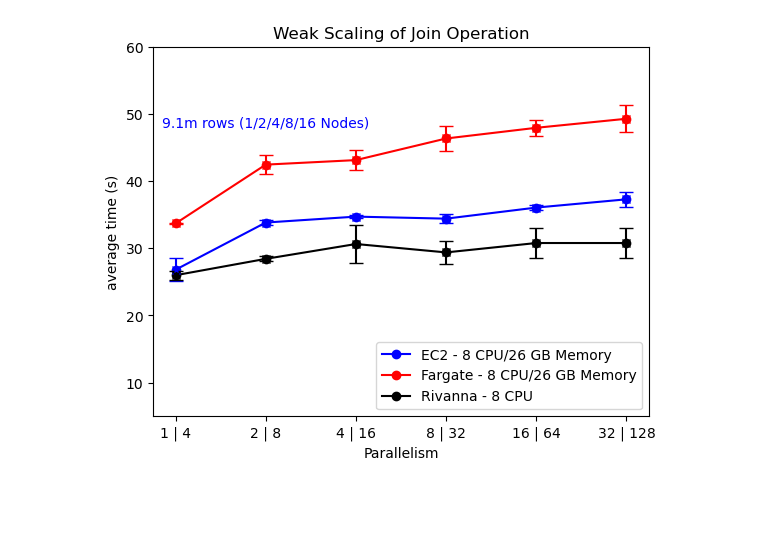
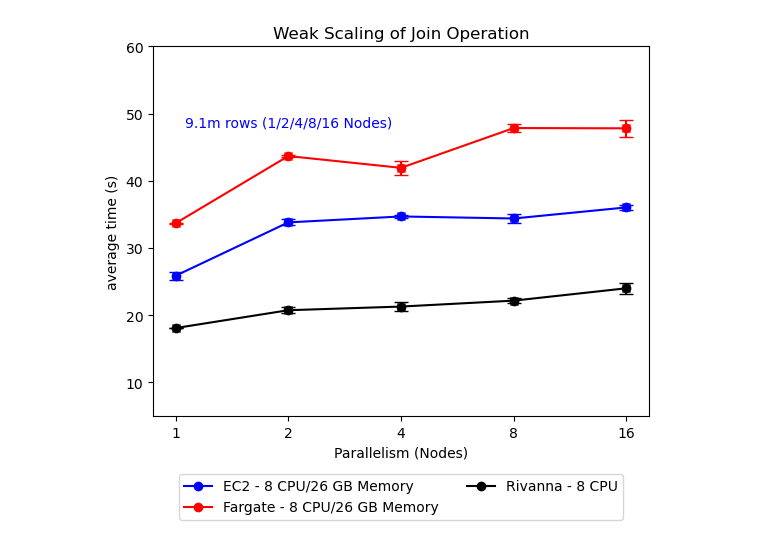
Before and after one commit to mstaylor/cylon, a Jupyter notebook: target/aws/scripts/notebooks/Join_Weak_Scaling_quals2.ipynb, the cells around one changed output. Saved outputs shown, nothing was run; the diff lists cells and outputs as text; code cells hidden in the pictures; blank space fills up the shorter version.

```diff
--- a/target/aws/scripts/notebooks/Join_Weak_Scaling_quals2.ipynb
+++ b/target/aws/scripts/notebooks/Join_Weak_Scaling_quals2.ipynb
@@ -2,15 +2,15 @@
 import matplotlib.pyplot as plt
 
 # Given data
-world_size = ['1 | 4', '2 | 8', '4 | 16', '8 | 32', '16 | 64', '32 | 128']
-ec2_4_26 = [26.80001503, 33.82108727, 34.70261905, 34.40150503, 36.04979236, 37.27805637]
-fargate_4_26 = [33.68554413, 42.44095802, 43.11394629, 46.3293512, 47.92054052, 49.26676557]
-rivanna_8 = [25.98013163, 28.41809341, 30.62765954, 29.37659091, 30.77450389, 30.77450389]
+world_size = ['1', '2', '4', '8', '16']
+ec2_4_26 = [25.87627161, 33.82108727, 34.70261905, 34.40150503, 36.04979236]
+fargate_4_26 = [33.68915534, 43.69193071, 41.93854758, 47.86141147, 47.81775132]
+rivanna_8 = [18.0953784, 20.75151962, 21.29517393, 22.17678279, 24.01665828]
 
 
-ec2_4_26_err = [1.690741089, 0.4297059082, 0.2713161653, 0.621981106, 0.3555366731, 1.112221735]
-fargate_4_26_err = [0.05400982477, 1.46033826, 1.515233265, 1.808315597, 1.200178515, 1.983651447]
-rivanna_8_err = [0.6486999821, 0.3616146377, 2.897190918, 1.677787319, 2.216267362, 2.216267362]
+ec2_4_26_err = [0.6267639415, 0.4297059082, 0.2713161653, 0.621981106, 0.3555366731]
+fargate_4_26_err = [0.06717432151, 0.1975157265, 1.030607572, 0.6329357667, 1.287566371 ]
+rivanna_8_err = [0.02347755255, 0.4246302028, 0.6883161402, 0.3344739079, 0.8557553027]
 
 
 # Create a line chart
@@ -19,33 +19,33 @@ plt.plot(world_size, ec2_4_26, marker='o', color='b', label='EC2 - 8 CPU/26 GB M
 plt.plot(world_size, fargate_4_26, marker='o', color='r', label='Fargate - 8 CPU/26 GB Memory')
 
 plt.plot(world_size, rivanna_8, marker='o', color='black', label='Rivanna - 8 CPU')
 
 
 plt.errorbar(world_size, ec2_4_26, yerr=ec2_4_26_err, fmt='x', color='b', ecolor='b', capsize=5)
 
 plt.errorbar(world_size, fargate_4_26, yerr=fargate_4_26_err, fmt='x', color='r', ecolor='r', capsize=5)
 
 plt.errorbar(world_size, rivanna_8, yerr=rivanna_8_err, fmt='x', color='black', ecolor='black', capsize=5)
 
 
 custom_text = "9.1m rows (1/2/4/8/16 Nodes)"
 plt.text(1, 48, custom_text, fontsize=10, color='blue', ha='center')
 
 plt.ylim(5, 60)
 
 plt.xticks(world_size)
 
 # Add labels and title
-plt.xlabel('Parallelism')
+plt.xlabel('Parallelism (Nodes)')
 plt.ylabel('average time (s)')
 plt.title('Weak Scaling of Join Operation')
 
 # Add a legend
-plt.legend(loc="lower right")
+plt.legend(loc="lower center", bbox_to_anchor=(0.5, -0.3), ncol=2)
 
 plt.savefig('join-w-scaling.svg', format='svg')
 
 # Display the chart
 plt.show()
 # %% [output]
-[figure, old version]
+[figure, new version]
```
Also changed, not shown: parts of 11 cells of this notebook, 1 other file.
